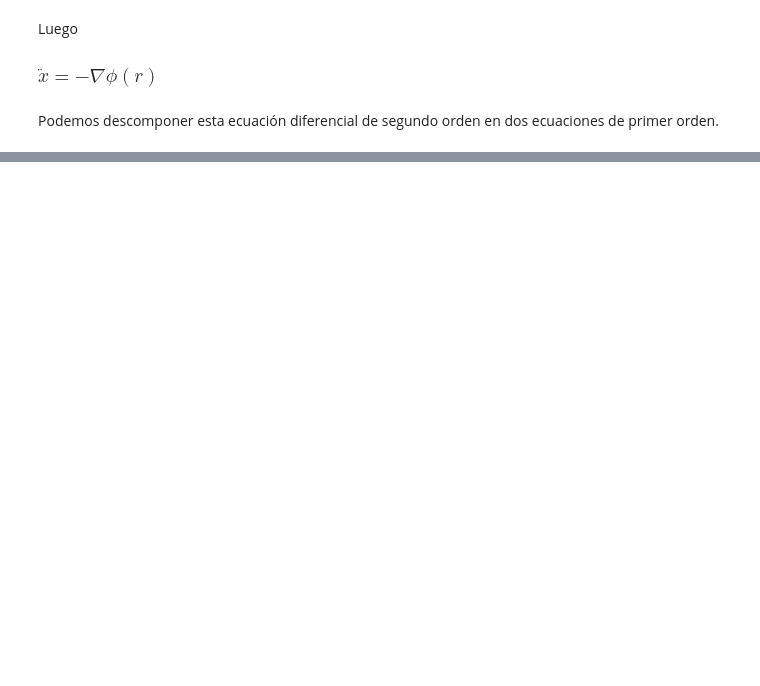
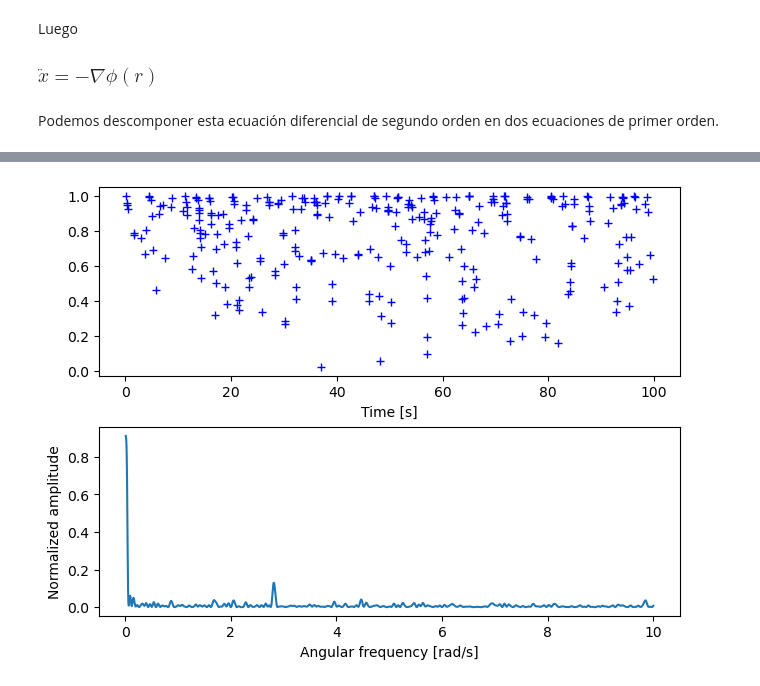
Before and after one commit to tobiheyday/Tesis, a Jupyter notebook: Tesis.ipynb, the cells around one changed output, grey strips where cells are left out. Saved outputs shown, nothing was run; the diff lists cells and outputs as text; code cells hidden in the pictures; blank space fills up the shorter version.

```diff
--- a/Tesis.ipynb
+++ b/Tesis.ipynb
@@ -141,0 +197,25 @@ Podemos descomponer esta ecuación diferencial de segundo orden en dos ecuacione
+# %%
+x = xyv_xv_y[:,0]
+y = xyv_xv_y[:,1]
+v_x = xyv_xv_y[:,2]
+v_y = xyv_xv_y[:,3]
+# %%
+# Definimos el espacio de frecuencias a analizar
+
+w = np.linspace(0.01, 10, n_out)
+periods = 2 * np.pi / w
+# %%
+pgram = signal.lombscargle(t, x, w, normalize=True)
+
+fig, (ax_t, ax_w) = plt.subplots(2, 1, constrained_layout=True)
+ax_t.plot(t, x, 'b+')
+ax_t.set_xlabel('Time [s]')
+
+#Luego ploteo el periodograma normalizado
+
+ax_w.plot(w, pgram)
+ax_w.set_xlabel('Angular frequency [rad/s]')
+ax_w.set_ylabel('Normalized amplitude')
+plt.show();
+# %% [output]
+[figure, added]
```
Also changed, not shown: parts of 105 cells of this notebook.
